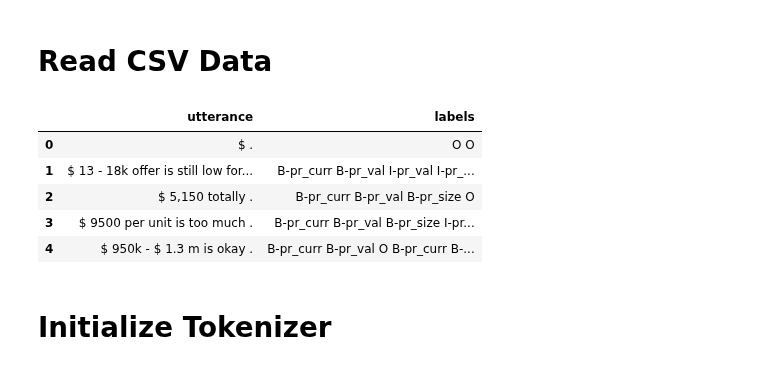
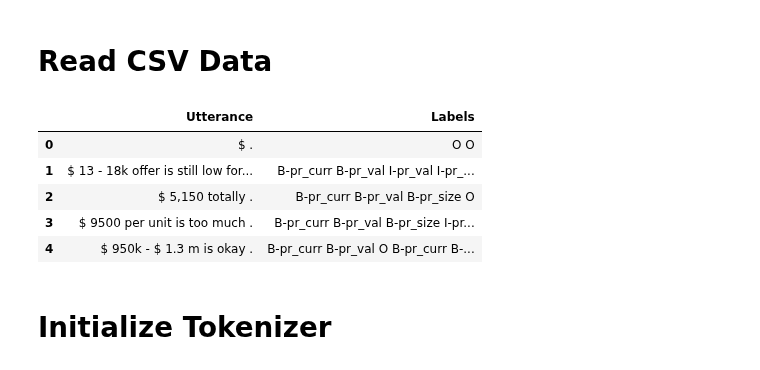
Before and after one commit to aslamovyura/nlp_course, a Jupyter notebook: demo/entities-ner.ipynb, the cells around one changed output. Cells and saved outputs as stored; diff of their text form; code cells hidden in the pictures.

```diff
--- a/demo/entities-ner.ipynb
+++ b/demo/entities-ner.ipynb
@@ -15,10 +15,10 @@ os.environ["TOKENIZERS_PARALLELISM"] = "false"
 # %% [markdown]
 # Read CSV Data
 # %%
-df = pd.read_csv('entities-gen.csv')
+df = pd.read_csv('entities.csv')
 df.head()
 # %% [output]
-|  | utterance | labels |
+|  | Utterance | Labels |
 | 0 | $ . | O O |
 | 1 | $ 13 - 18k offer is still low for... | B-pr_curr B-pr_val I-pr_val I-pr_... |
 | 2 | $ 5,150 totally . | B-pr_curr B-pr_val B-pr_size O |
```
Also changed, not shown: parts of 28 cells of this notebook, 3 other files.
